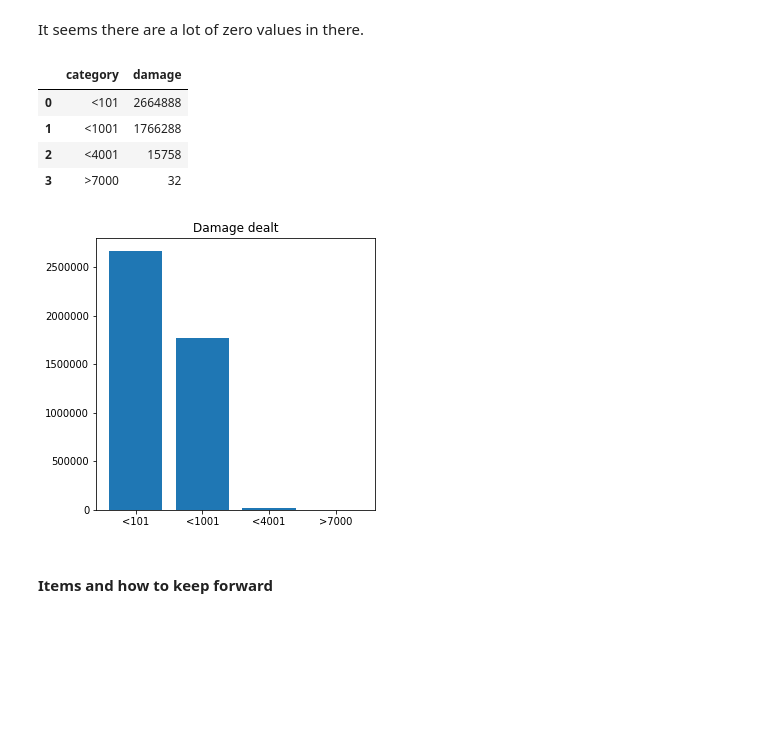
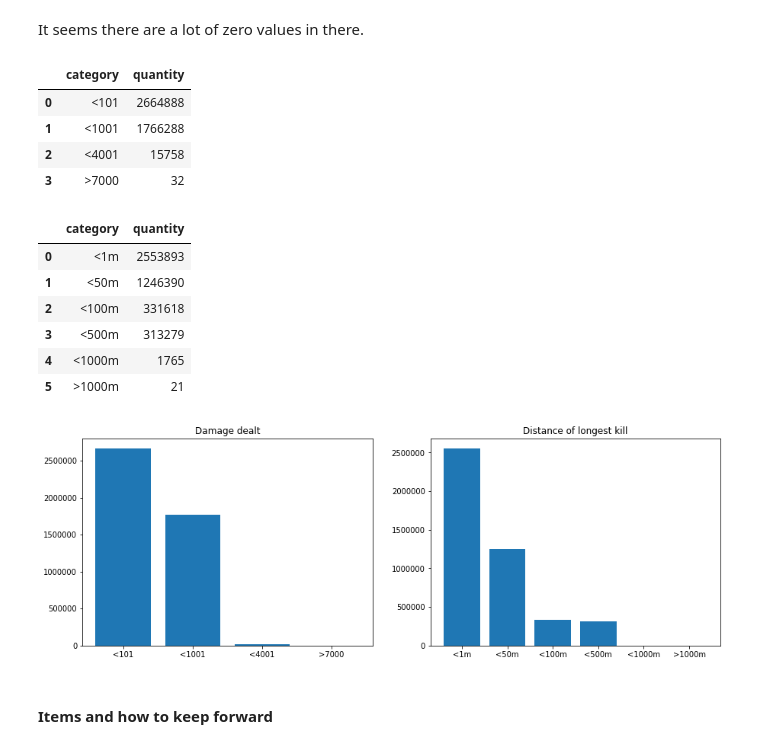
Before and after one commit to FelixKler/Write-a-Data-Science-Blog-Post, a Jupyter notebook: write_a_data_science_blog_post.ipynb, the cells around one changed output. Drawn from its saved outputs; the diff is of its cells as text; code cells hidden in the pictures; blank space fills up the shorter version.

```diff
--- a/write_a_data_science_blog_post.ipynb
+++ b/write_a_data_science_blog_post.ipynb
@@ -161,26 +168,48 @@ damage = pd.DataFrame(pd.cut(
     labels=['<101', '<1001', '<4001', '>7000'],
     precision=0).value_counts()
                      ).reset_index()
-damage.columns=['category', 'damage']
+damage.columns=['category', 'quantity']
 # %%
 damage
 # %% [output]
-|  | category | damage |
+|  | category | quantity |
 | 0 | <101 | 2664888 |
 | 1 | <1001 | 1766288 |
 | 2 | <4001 | 15758 |
 | 3 | >7000 | 32 |
+# %%
+longestkills = pd.DataFrame(pd.cut(
+    train.longestKill,
+    bins=[-1,1,50,100,500,1000,2000],
+    labels=['<1m', '<50m', '<100m', '<500m', '<1000m', '>1000m'],
+    precision=0).value_counts()
+                     ).reset_index()
+longestkills.columns=['category', 'quantity']
+# %%
+longestkills
+# %% [output]
+|  | category | quantity |
+| 0 | <1m | 2553893 |
+| 1 | <50m | 1246390 |
+| 2 | <100m | 331618 |
+| 3 | <500m | 313279 |
+| 4 | <1000m | 1765 |
+| 5 | >1000m | 21 |
 # %%
-fig2, axs2 = plt.subplots(figsize=(5,5))
+fig2, axs2 = plt.subplots(1, 2, figsize=(15,5))
 
 # demage, longestKill
-axs2.bar(damage.category, damage.damage)
-axs2.set_xticklabels(damage.category)
-axs2.set_title('Damage dealt')
+axs2[0].bar(damage.category, damage.quantity)
+axs2[0].set_xticklabels(damage.category)
+axs2[0].set_title('Damage dealt')
+
+axs2[1].bar(longestkills.category, longestkills.quantity)
+axs2[1].set_xticklabels(longestkills.category)
+axs2[1].set_title('Distance of longest kill')
 
 plt.show()
 # %% [output]
-[figure, old version]
+[figure, new version]
 # %% [markdown]
 #### Items and how to keep forward
 # %%
```
Also changed, not shown: parts of 6 cells of this notebook.
